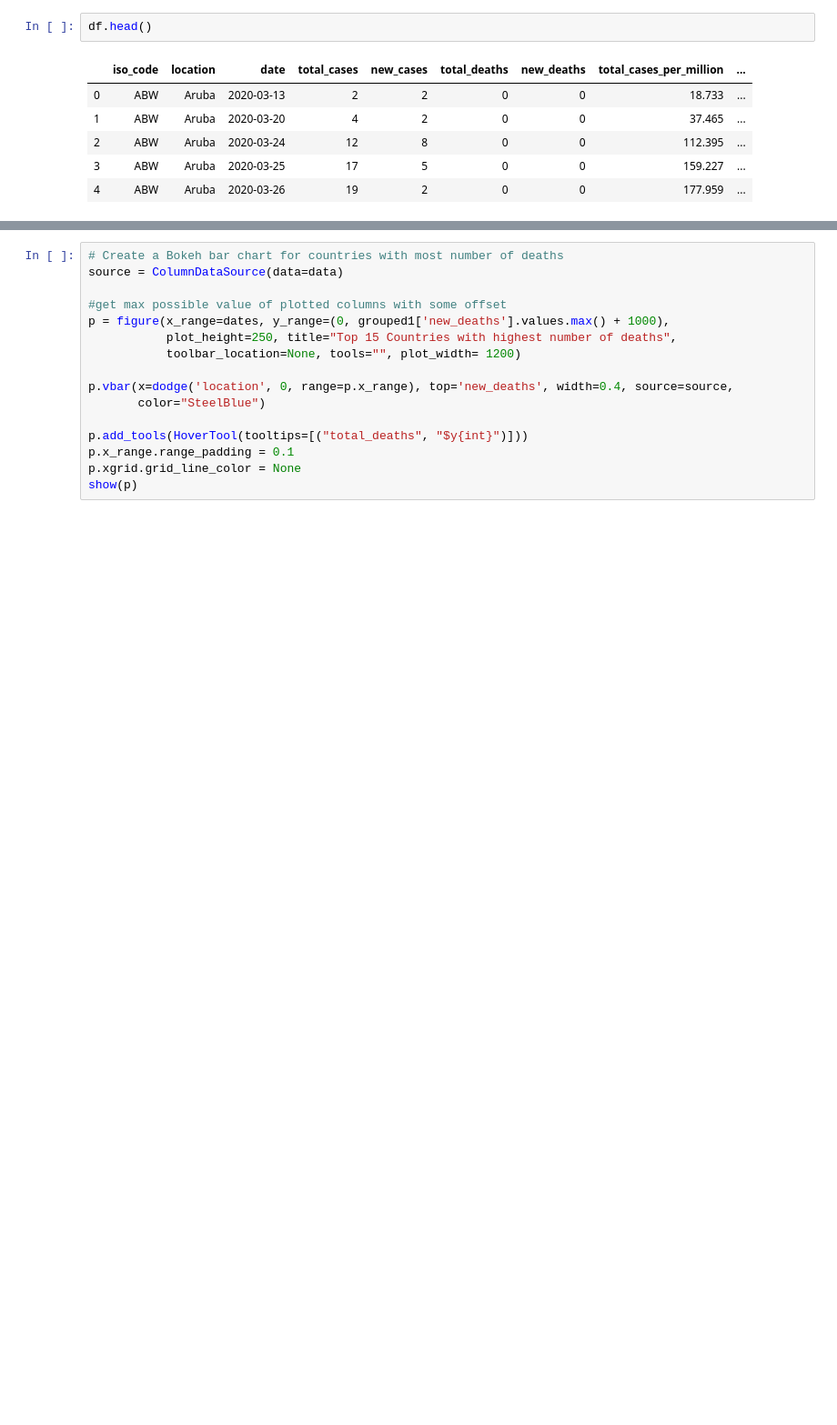
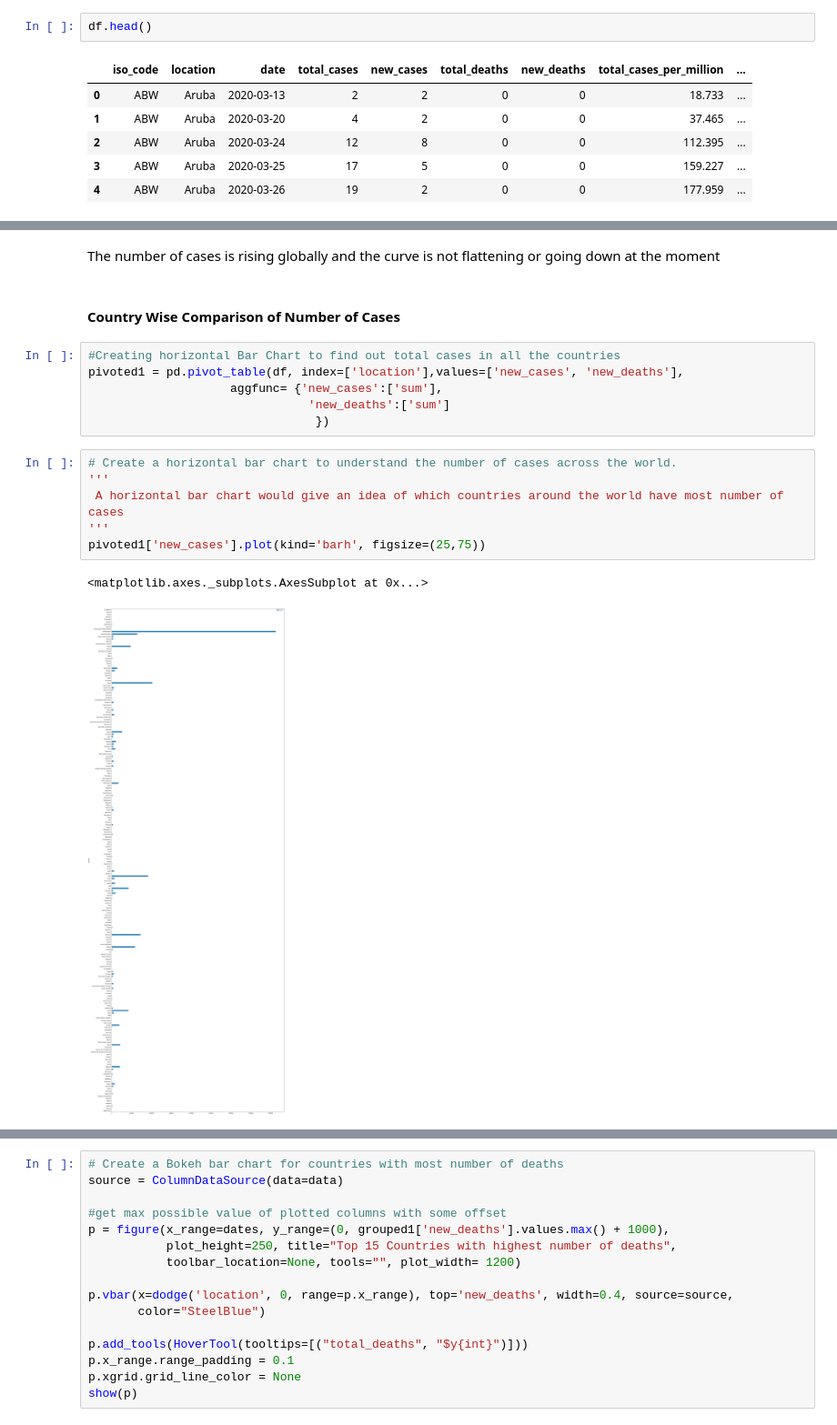
Before and after one commit to jyotisood/Covid19-Latest-Trends, a Jupyter notebook: Covid 19 Analysis.ipynb, the cells around one changed output, grey strips where cells are left out. Shown at 91% size. Drawn from its saved outputs; the diff is of its cells as text; blank space fills up the shorter version.

```diff
--- a/Covid 19 Analysis.ipynb
+++ b/Covid 19 Analysis.ipynb
@@ -152,0 +177,19 @@ dates = grouped1['location'].tolist()
+# %% [markdown]
+The number of cases is rising globally and the curve is not flattening or going down at the moment
+# %% [markdown]
+#### Country Wise Comparison of Number of Cases
+# %%
+#Creating horizontal Bar Chart to find out total cases in all the countries
+pivoted1 = pd.pivot_table(df, index=['location'],values=['new_cases', 'new_deaths'],
+                    aggfunc= {'new_cases':['sum'],
+                               'new_deaths':['sum']
+                                })
+# %%
+# Create a horizontal bar chart to understand the number of cases across the world.
+'''
+ A horizontal bar chart would give an idea of which countries around the world have most number of cases
+'''
+pivoted1['new_cases'].plot(kind='barh', figsize=(25,75))
+# %% [output]
+<matplotlib.axes._subplots.AxesSubplot at 0x...>
+[figure, added]
```
Also changed, not shown: parts of 99 cells of this notebook.
